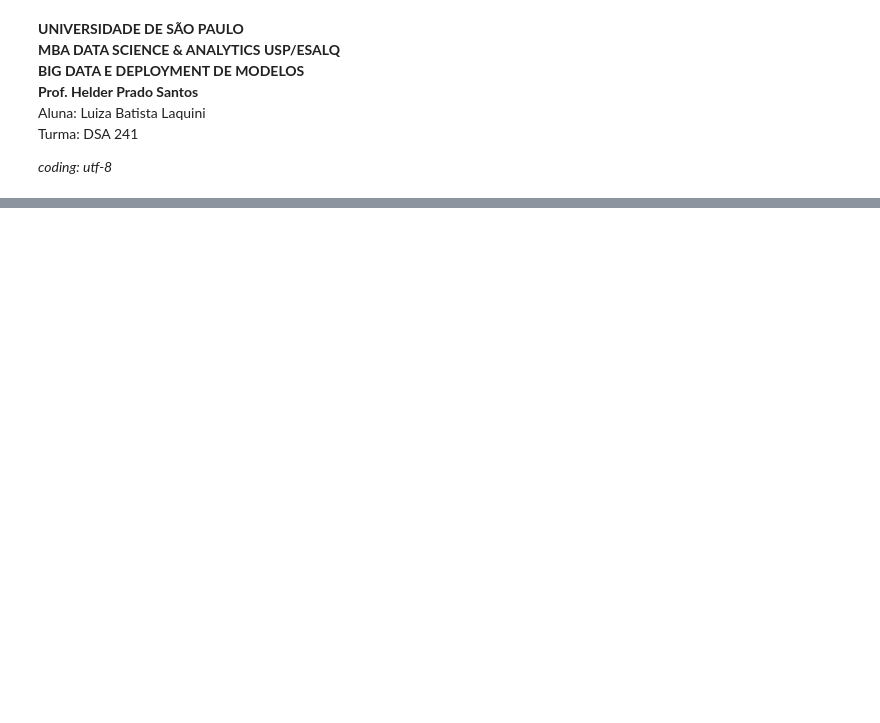
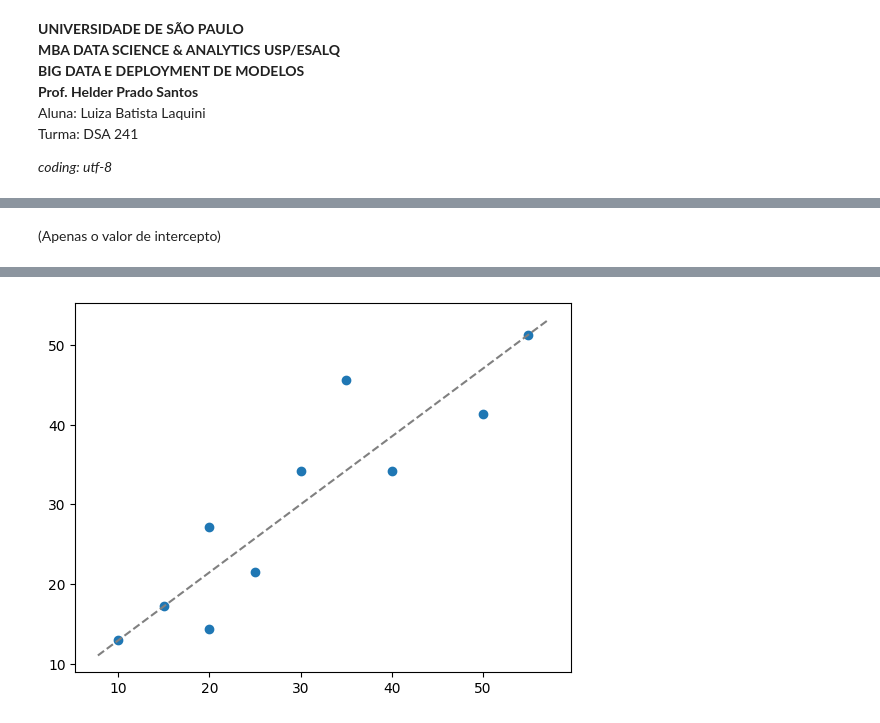
Before and after one commit to luizalaquini/big-data-e-deployment, a Jupyter notebook: script.ipynb, the cells around one changed output, grey strips where cells are left out. Saved outputs shown, nothing was run; the diff lists cells and outputs as text; code cells hidden in the pictures; blank space fills up the shorter version.

```diff
--- a/script.ipynb
+++ b/script.ipynb
@@ -51,0 +139,8 @@ import matplotlib.pyplot as plt
+# %%
+# ==================== INICIALIZANDO COM O MLFLOW =============================
+
+# Apontar a instância do mlflow para o servidor que está rodando a aplicação
+mlflow.set_tracking_uri("http://localhost:5000")
+
+# Criando o nosso primeiro experimento
+mlflow.set_experiment(experiment_name="Regressão Linear Simples - df tempodist")
@@ -707,0 +228,7 @@ response.json()['predictions'][0]["0"]
+# %%
+# =================== UTILIZANDO MODELOS EM PRODUÇÃO ==========================
+
+# Carregando o modelo tempo-distancia em estado staging
+modelo_nulo_carregado = mlflow.statsmodels.load_model(
+    model_uri=f"models:/{model_name}/{stage}"
+)
@@ -707,0 +257,62 @@ response.json()['predictions'][0]["0"]
+# %% [markdown]
+(Apenas o valor de intercepto)
+# %%
+# ============================ MODELO FINAL ===================================
+
+# Modelo proposto: Modelo final
+
+# Coleta dos metadados do dataset para o padrão do mlflow
+dataset = mlflow.data.from_pandas(df_tempodist)
+# Fórmula que serão utilizada no modelo
+formula = "tempo ~ distancia"
+
+# %%
+# Criando uma nova run no mlflow
+with mlflow.start_run(run_name="Modelo Final"):
+    # =============================== INPUTS ==================================
+
+    # Coleta dos metadados do dataset. O contexto pode ser utilizado para adi-
+    # cionar mais uma informação de contexto do dataset, por exemplo: se ele é
+    # um dataset de treino ou teste
+    mlflow.log_input(dataset, context="training")
+
+    # Parâmetros de entrada para serem coletados
+    mlflow.log_param("Fórmula", formula)
+
+    # ============================= MODELAGEM =================================
+
+    # Treinamento do modelo
+    modelo_final = sm.OLS.from_formula(
+        formula=formula, data=df_tempodist
+    ).fit()
+
+    # ============================= OUTPUTS ===================================
+
+    # Registrando as métricas do modelo
+    mlflow.log_metric("Estatística F", modelo_final.fvalue)
+    mlflow.log_metric("F p-value", modelo_final.f_pvalue)
+    mlflow.log_metric("R2", modelo_final.rsquared)
+
+    # Coletando artefatos do modelo
+
+    # Gráfico do comparativo dos dados observados versus fittedvalues
+    fig, ax = plt.subplots()
+    ax.scatter(df_tempodist["tempo"], modelo_final.fittedvalues)
+    ax.plot(ax.get_xlim(), ax.get_ylim(), ls="--", color="gray")
+
+    # Registro do gráfico como um artefato do experimento
+    mlflow.log_figure(
+        fig, "observado_vs_fitted.png"
+    )  # importante definir a extensão
+
+    # Obtendo o sumário do modelo em formato de texto
+    modelo_final_summary_texto = modelo_final.summary().as_text()
+
+    # Registro do sumário como um artefato do experimento
+    mlflow.log_text(
+        modelo_final_summary_texto, "summary.txt"
+    )  # importante definir a extensão do arquivo
+
+    # Carregamento do modelo no experimento
+    mlflow.statsmodels.log_model(modelo_final, "modelo-final")
+# %% [output]
@@ -707,0 +322 @@ response.json()['predictions'][0]["0"]
+[figure, added]
```
Also changed, not shown: parts of 52 cells of this notebook.
